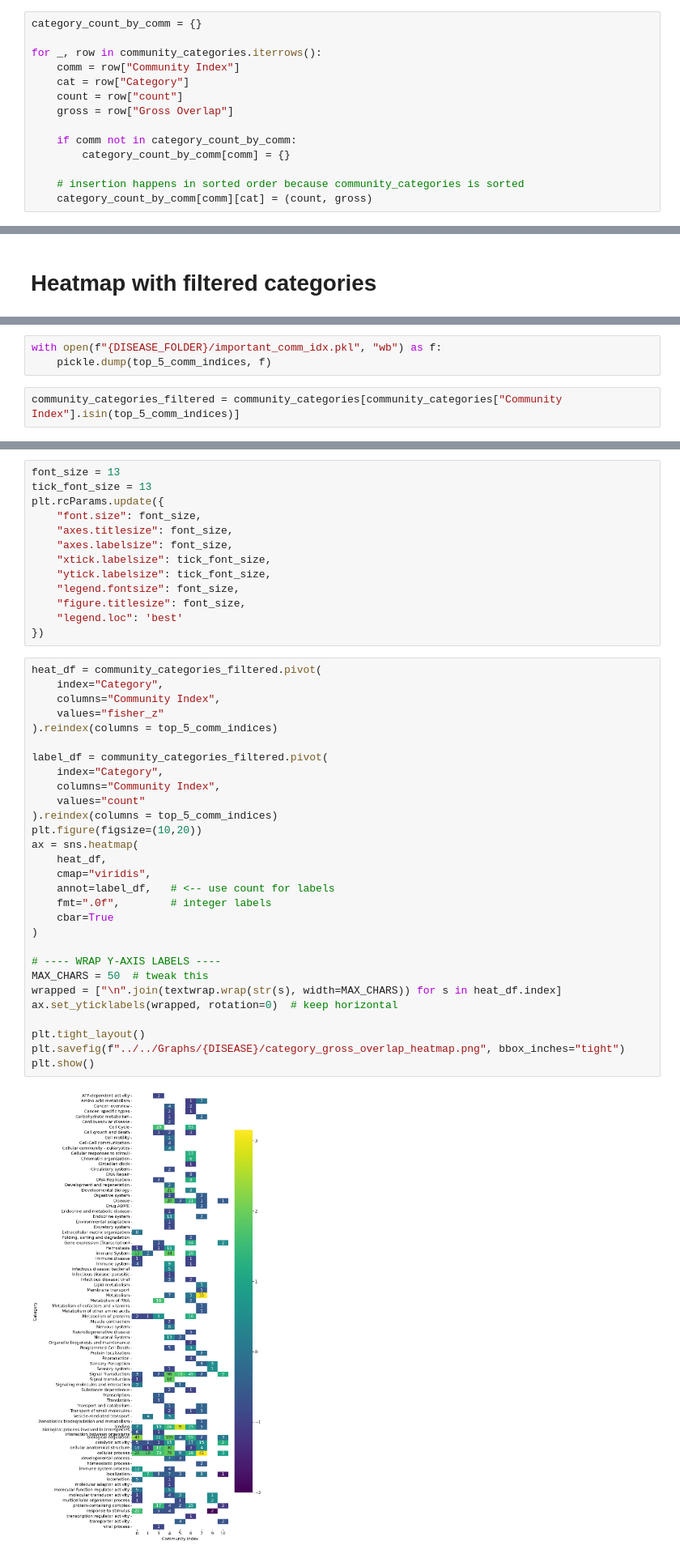
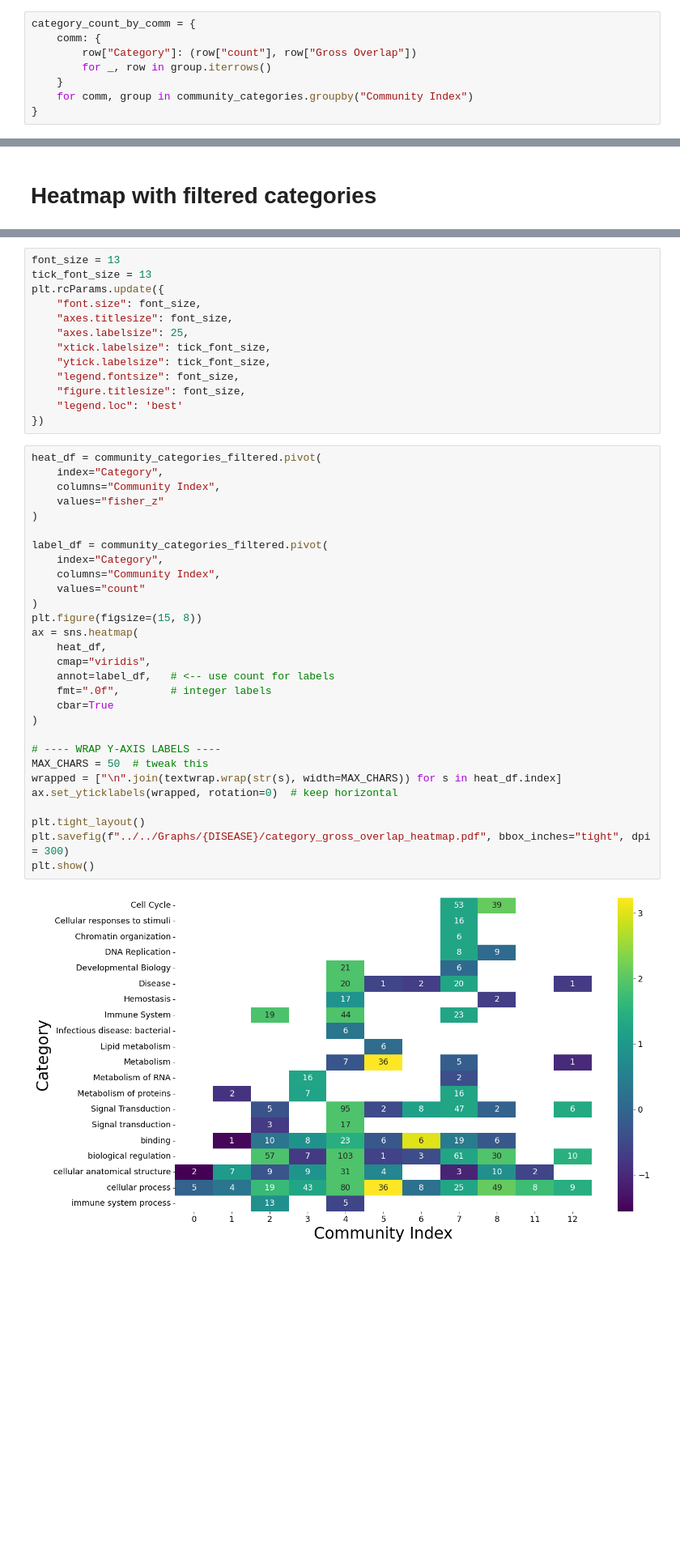
Before and after one commit to Monomanae/DDBC-hypergraph, a Jupyter notebook: Methods/DDBC/important_terms_analysis.ipynb, the cells around one changed output, grey strips where cells are left out. Shown at 81% size. Drawn from its saved outputs; the diff is of its cells as text; blank space fills up the shorter version.

```diff
--- a/Methods/DDBC/important_terms_analysis.ipynb
+++ b/Methods/DDBC/important_terms_analysis.ipynb
@@ -299,19 +197,13 @@ community_categories
 # %% [markdown]
 # Community Count Dict
 # %%
-category_count_by_comm = {}
-
-for _, row in community_categories.iterrows():
-    comm = row["Community Index"]
-    cat = row["Category"]
-    count = row["count"]
-    gross = row["Gross Overlap"]
-
-    if comm not in category_count_by_comm:
-        category_count_by_comm[comm] = {}
-
-    # insertion happens in sorted order because community_categories is sorted
-    category_count_by_comm[comm][cat] = (count, gross)
+category_count_by_comm = {
+    comm: {
+        row["Category"]: (row["count"], row["Gross Overlap"])
+        for _, row in group.iterrows()
+    }
+    for comm, group in community_categories.groupby("Community Index")
+}
 # %%
 for i in range(len(communities_selected)):
     if i not in category_count_by_comm.keys():
@@ -375,5 +226,0 @@ top_5_comm_indices
-# %%
-with open(f"{DISEASE_FOLDER}/important_comm_idx.pkl", "wb") as f:
-    pickle.dump(top_5_comm_indices, f)
-# %%
-community_categories_filtered = community_categories[community_categories["Community Index"].isin(top_5_comm_indices)]
@@ -399,7 +230,7 @@ tick_font_size = 13
 plt.rcParams.update({
     "font.size": font_size,
     "axes.titlesize": font_size,
-    "axes.labelsize": font_size,
+    "axes.labelsize": 25,
     "xtick.labelsize": tick_font_size,
     "ytick.labelsize": tick_font_size,
     "legend.fontsize": font_size,
@@ -409,31 +240,31 @@ plt.rcParams.update({
 # %%
 heat_df = community_categories_filtered.pivot(
     index="Category",
     columns="Community Index",
     values="fisher_z"
-).reindex(columns = top_5_comm_indices)
+)
 
 label_df = community_categories_filtered.pivot(
     index="Category",
     columns="Community Index",
     values="count"
-).reindex(columns = top_5_comm_indices)
-plt.figure(figsize=(10,20))
+)
+plt.figure(figsize=(15, 8))
 ax = sns.heatmap(
     heat_df,
     cmap="viridis",
     annot=label_df,   # <-- use count for labels
     fmt=".0f",        # integer labels
     cbar=True
 )
 
 # ---- WRAP Y-AXIS LABELS ----
 MAX_CHARS = 50  # tweak this
 wrapped = ["\n".join(textwrap.wrap(str(s), width=MAX_CHARS)) for s in heat_df.index]
 ax.set_yticklabels(wrapped, rotation=0)  # keep horizontal
 
 plt.tight_layout()
-plt.savefig(f"../../Graphs/{DISEASE}/category_gross_overlap_heatmap.png", bbox_inches="tight")
+plt.savefig(f"../../Graphs/{DISEASE}/category_gross_overlap_heatmap.pdf", bbox_inches="tight", dpi = 300)
 plt.show()
 # %% [output]
-[figure, old version]
+[figure, new version]
```
Also changed, not shown: parts of 24 cells of this notebook.
